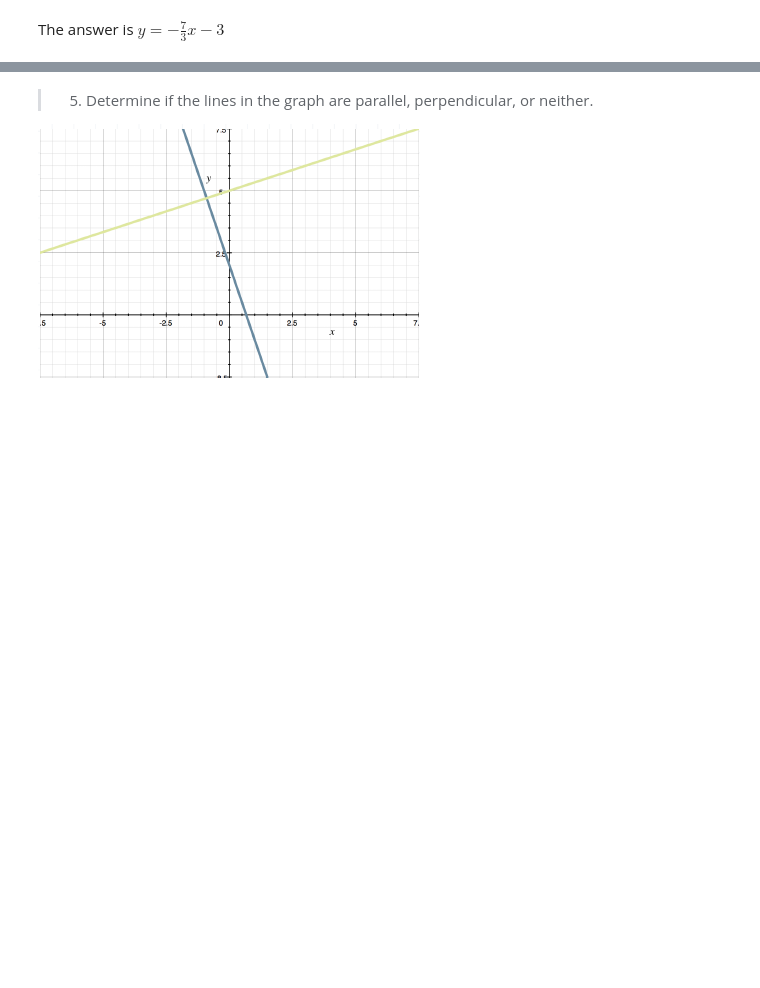
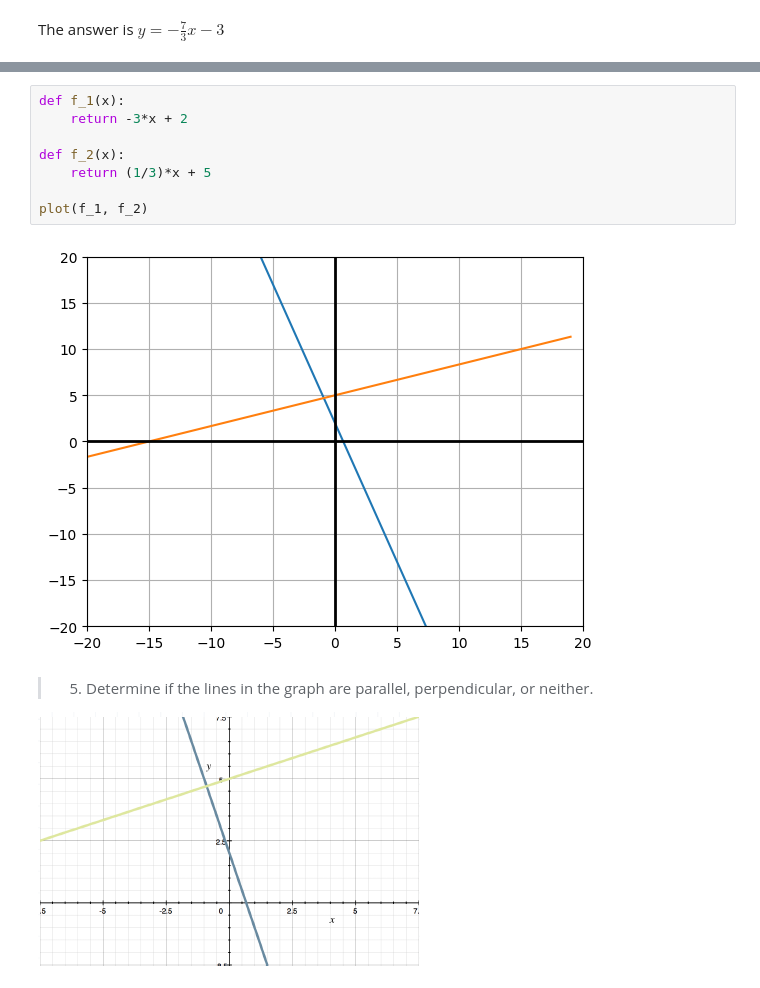
Before and after one commit to acasasis-dev/become-an-algebra-master, a Jupyter notebook: bonus/algebra-2/section-17-graphing/exercise-01-parallel-n-perpendicular-lines.ipynb, the cells around one changed output, grey strips where cells are left out. Drawn from its saved outputs; the diff is of its cells as text; blank space fills up the shorter version.

```diff
--- a/bonus/algebra-2/section-17-graphing/exercise-01-parallel-n-perpendicular-lines.ipynb
+++ b/bonus/algebra-2/section-17-graphing/exercise-01-parallel-n-perpendicular-lines.ipynb
@@ -95,3 +108,13 @@ to $6x + 2y = 4$.
+# %%
+def f_1(x):
+	return -3*x + 2
+
+def f_2(x):
+	return (1/3)*x + 5
+
+plot(f_1, f_2)
+# %% [output]
+[figure, added]
 # %% [markdown]
 > 5. Determine if the lines in the graph are parallel, perpendicular, or
 neither.
```
Also changed, not shown: parts of 4 cells of this notebook.
